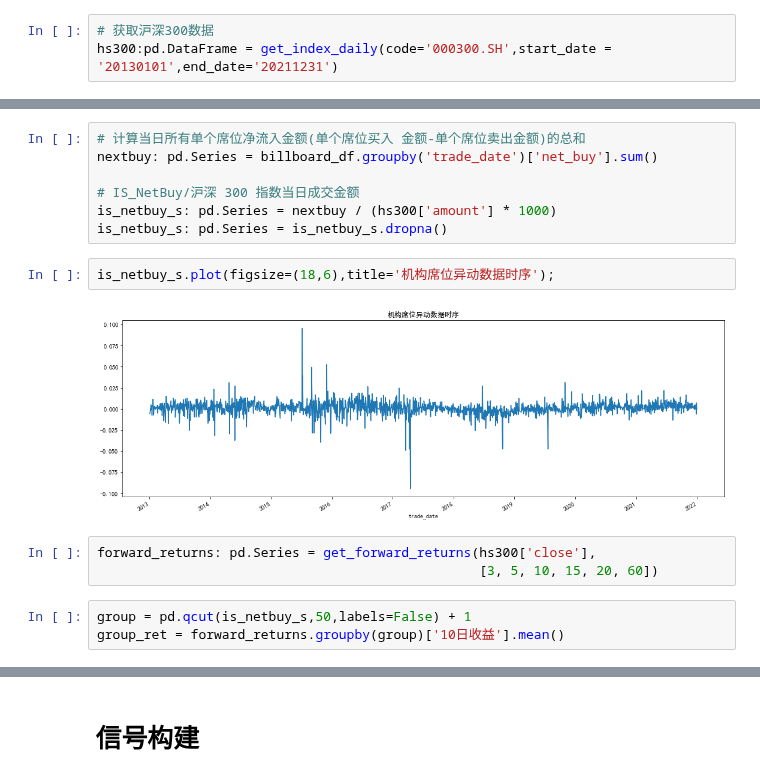
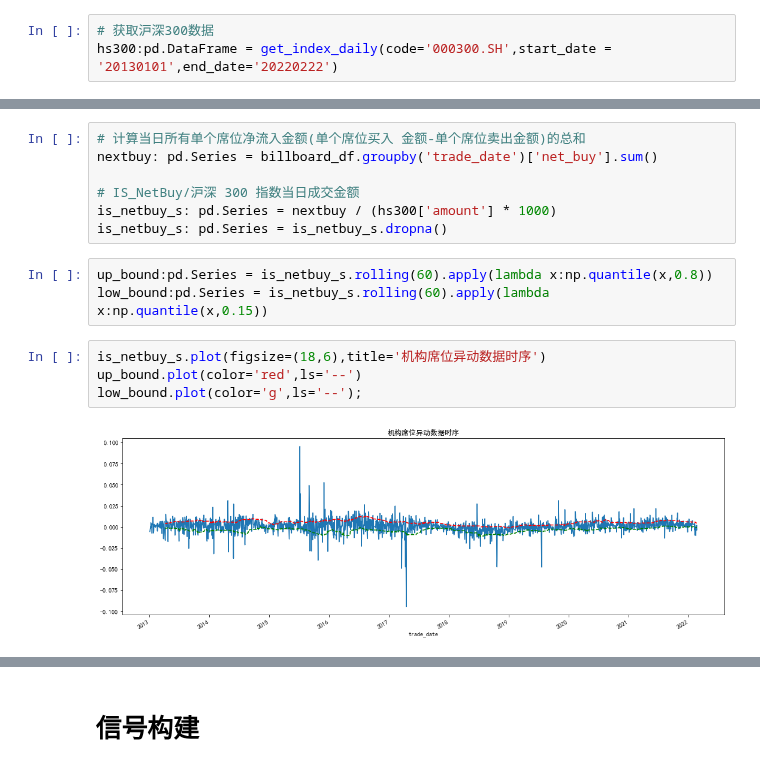
Before and after one commit to hugo2046/QuantsPlaybook, a Jupyter notebook: C-择时类/特征分布建模择时/特征分布择时.ipynb, the cells around one changed output, grey strips where cells are left out. Drawn from its saved outputs; the diff is of its cells as text.

```diff
--- a/C-择时类/特征分布建模择时/特征分布择时.ipynb
+++ b/C-择时类/特征分布建模择时/特征分布择时.ipynb
@@ -28,4 +30,4 @@ billboard_df: pd.DataFrame = pd.read_csv('../data/billboard.csv',
                                          parse_dates=['trade_date'])
 # %%
 # 获取沪深300数据
-hs300:pd.DataFrame = get_index_daily(code='000300.SH',start_date = '20130101',end_date='20211231')
+hs300:pd.DataFrame = get_index_daily(code='000300.SH',start_date = '20130101',end_date='20220222')
@@ -38,13 +61,12 @@ nextbuy: pd.Series = billboard_df.groupby('trade_date')['net_buy'].sum()
 # IS_NetBuy/沪深 300 指数当日成交金额
 is_netbuy_s: pd.Series = nextbuy / (hs300['amount'] * 1000)
 is_netbuy_s: pd.Series = is_netbuy_s.dropna()
+# %%
+up_bound:pd.Series = is_netbuy_s.rolling(60).apply(lambda x:np.quantile(x,0.8))
+low_bound:pd.Series = is_netbuy_s.rolling(60).apply(lambda x:np.quantile(x,0.15))
 # %%
-is_netbuy_s.plot(figsize=(18,6),title='机构席位异动数据时序');
+is_netbuy_s.plot(figsize=(18,6),title='机构席位异动数据时序')
+up_bound.plot(color='red',ls='--')
+low_bound.plot(color='g',ls='--');
 # %% [output]
-[figure, old version]
+[figure, new version]
-# %%
-forward_returns: pd.Series = get_forward_returns(hs300['close'],
-                                                 [3, 5, 10, 15, 20, 60])
-# %%
-group = pd.qcut(is_netbuy_s,50,labels=False) + 1
-group_ret = forward_returns.groupby(group)['10日收益'].mean()
```
Also changed, not shown: parts of 19 cells of this notebook, 4 other files.
